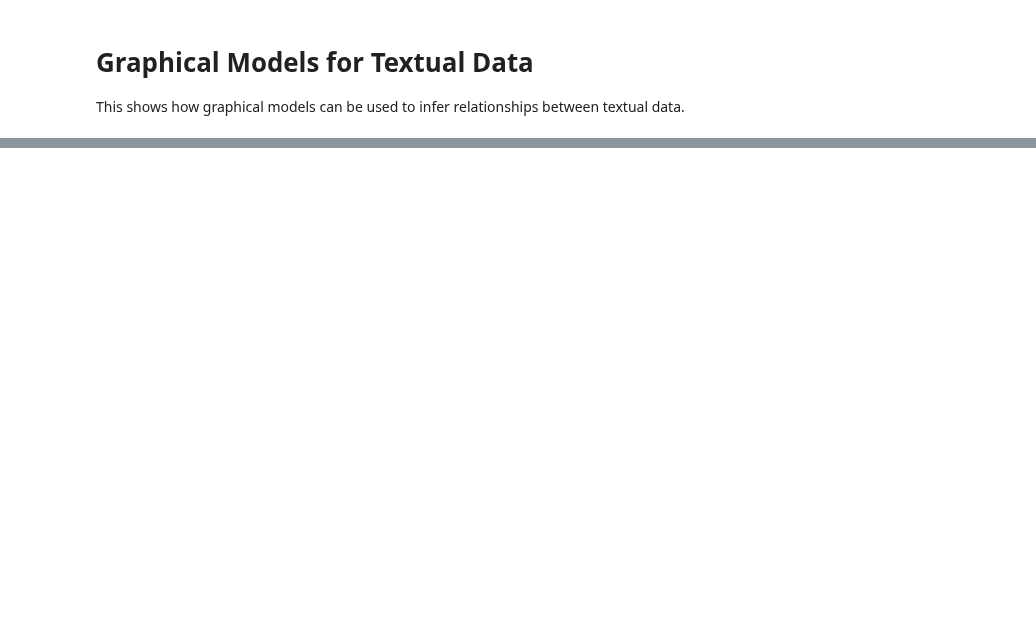
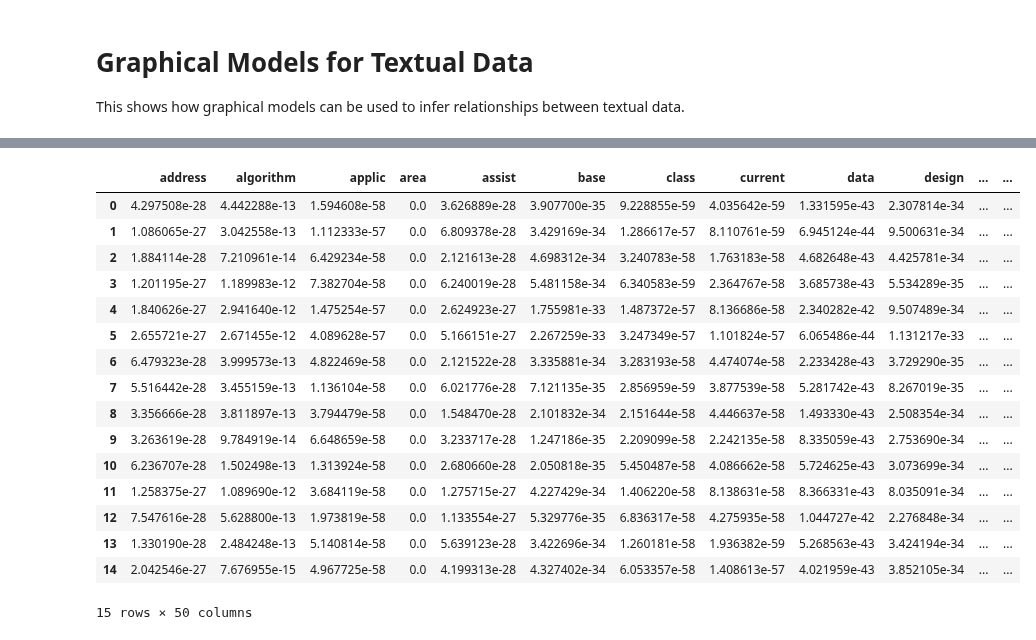
Before and after one commit to fdtomasi/regain, a Jupyter notebook: notebooks/EXP_text_data-ctm.ipynb, the cells around one changed output, grey strips where cells are left out. Saved outputs shown, nothing was run; the diff lists cells and outputs as text; code cells hidden in the pictures; blank space fills up the shorter version.

```diff
--- a/notebooks/EXP_text_data-ctm.ipynb
+++ b/notebooks/EXP_text_data-ctm.ipynb
@@ -153,5 +434,25 @@ word_dct_values = list(dct.values())
 dff = pd.DataFrame(ctm_model.beta, columns=word_dct_values)
 dff = dff[sorted(dff.columns)]
+# %%
+dff
+# %% [output]
+|  | address | algorithm | applic | area | assist | base | class | current | data | design | ... | ... |
+| 0 | 4.297508e-28 | 4.442288e-13 | 1.594608e-58 | 0.0 | 3.626889e-28 | 3.907700e-35 | 9.228855e-59 | 4.035642e-59 | 1.331595e-43 | 2.307814e-34 | ... | ... |
+| 1 | 1.086065e-27 | 3.042558e-13 | 1.112333e-57 | 0.0 | 6.809378e-28 | 3.429169e-34 | 1.286617e-57 | 8.110761e-59 | 6.945124e-44 | 9.500631e-34 | ... | ... |
+| 2 | 1.884114e-28 | 7.210961e-14 | 6.429234e-58 | 0.0 | 2.121613e-28 | 4.698312e-34 | 3.240783e-58 | 1.763183e-58 | 4.682648e-43 | 4.425781e-34 | ... | ... |
+| 3 | 1.201195e-27 | 1.189983e-12 | 7.382704e-58 | 0.0 | 6.240019e-28 | 5.481158e-34 | 6.340583e-59 | 2.364767e-58 | 3.685738e-43 | 5.534289e-35 | ... | ... |
+| 4 | 1.840626e-27 | 2.941640e-12 | 1.475254e-57 | 0.0 | 2.624923e-27 | 1.755981e-33 | 1.487372e-57 | 8.136686e-58 | 2.340282e-42 | 9.507489e-34 | ... | ... |
+| 5 | 2.655721e-27 | 2.671455e-12 | 4.089628e-57 | 0.0 | 5.166151e-27 | 2.267259e-33 | 3.247349e-57 | 1.101824e-57 | 6.065486e-44 | 1.131217e-33 | ... | ... |
+| 6 | 6.479323e-28 | 3.999573e-13 | 4.822469e-58 | 0.0 | 2.121522e-28 | 3.335881e-34 | 3.283193e-58 | 4.474074e-58 | 2.233428e-43 | 3.729290e-35 | ... | ... |
+| 7 | 5.516442e-28 | 3.455159e-13 | 1.136104e-58 | 0.0 | 6.021776e-28 | 7.121135e-35 | 2.856959e-59 | 3.877539e-58 | 5.281742e-43 | 8.267019e-35 | ... | ... |
+| 8 | 3.356666e-28 | 3.811897e-13 | 3.794479e-58 | 0.0 | 1.548470e-28 | 2.101832e-34 | 2.151644e-58 | 4.446637e-58 | 1.493330e-43 | 2.508354e-34 | ... | ... |
+| 9 | 3.263619e-28 | 9.784919e-14 | 6.648659e-58 | 0.0 | 3.233717e-28 | 1.247186e-35 | 2.209099e-58 | 2.242135e-58 | 8.335059e-43 | 2.753690e-34 | ... | ... |
+| 10 | 6.236707e-28 | 1.502498e-13 | 1.313924e-58 | 0.0 | 2.680660e-28 | 2.050818e-35 | 5.450487e-58 | 4.086662e-58 | 5.724625e-43 | 3.073699e-34 | ... | ... |
+| 11 | 1.258375e-27 | 1.089690e-12 | 3.684119e-58 | 0.0 | 1.275715e-27 | 4.227429e-34 | 1.406220e-58 | 8.138631e-58 | 8.366331e-43 | 8.035091e-34 | ... | ... |
+| 12 | 7.547616e-28 | 5.628800e-13 | 1.973819e-58 | 0.0 | 1.133554e-27 | 5.329776e-35 | 6.836317e-58 | 4.275935e-58 | 1.044727e-42 | 2.276848e-34 | ... | ... |
+| 13 | 1.330190e-28 | 2.484248e-13 | 5.140814e-58 | 0.0 | 5.639123e-28 | 3.422696e-34 | 1.260181e-58 | 1.936382e-59 | 5.268563e-43 | 3.424194e-34 | ... | ... |
+| 14 | 2.042546e-27 | 7.676955e-15 | 4.967725e-58 | 0.0 | 4.199313e-28 | 4.327402e-34 | 6.053357e-58 | 1.408613e-57 | 4.021959e-43 | 3.852105e-34 | ... | ... |
+15 rows × 50 columns
 # %%
 # from gensim import models
 # model = models.LdaModel(corpus, id2word=dct, num_topics=num_terms)
```
Also changed, not shown: parts of 17 cells of this notebook, 4 other files.
